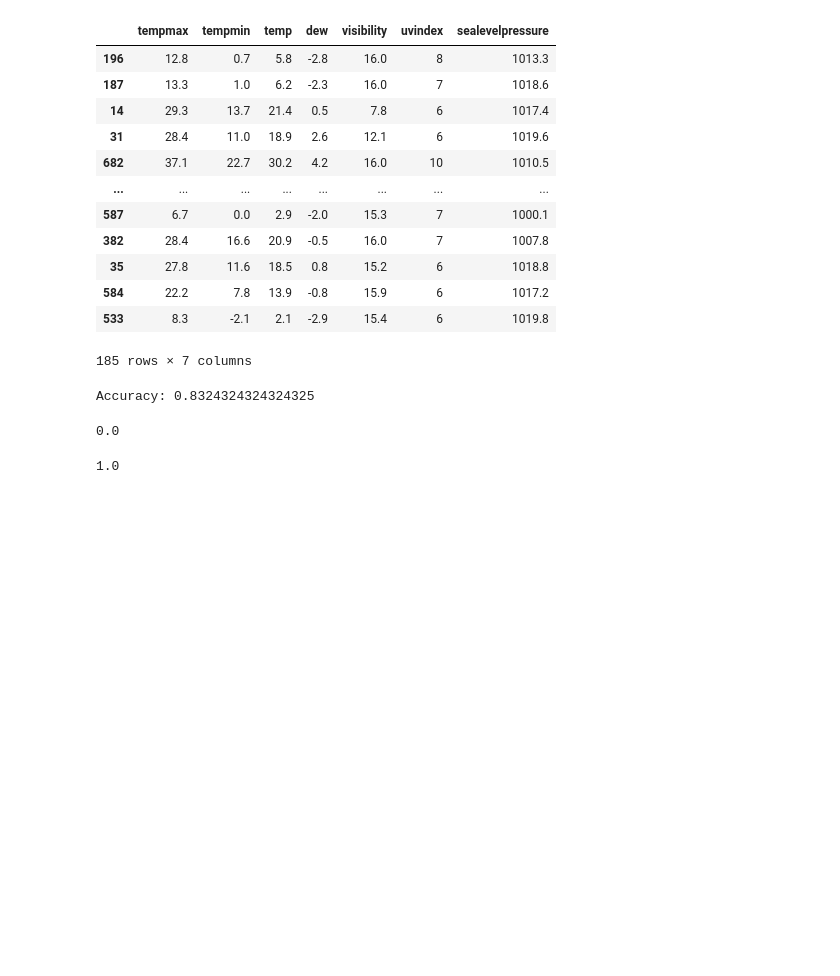
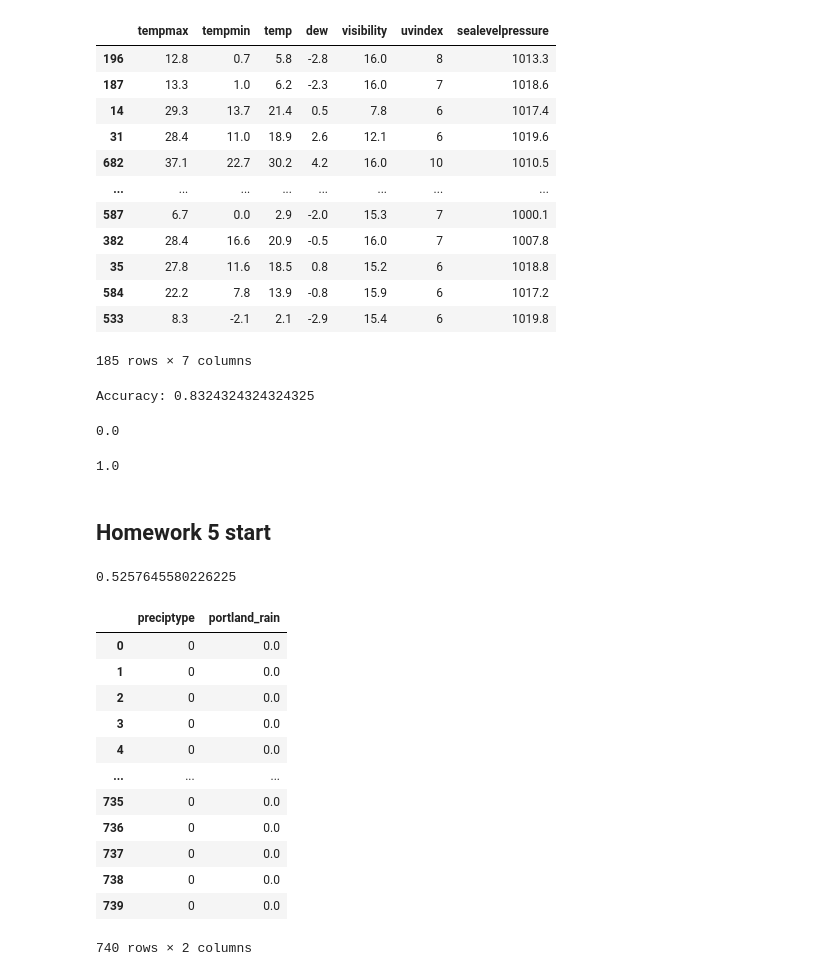
Before and after one commit to lcurtis541/CS334-AML, a Jupyter notebook: HW4/BoiseRainLogisticRegression.ipynb, the cells around one changed output. Saved outputs shown, nothing was run; the diff lists cells and outputs as text; code cells hidden in the pictures; blank space fills up the shorter version.

```diff
--- a/HW4/BoiseRainLogisticRegression.ipynb
+++ b/HW4/BoiseRainLogisticRegression.ipynb
@@ -139,3 +125,11 @@ prediction = logreg.predict(new_day)
 prediction[0] # 1.0 for "yes, it will rain the next day", 0.0 for "no"
 # %% [output]
 1.0
+# %% [markdown]
+## Homework 5 start
+# %%
+# Testing ROCAUC
+from sklearn.metrics import roc_auc_score
+roc_auc_score(y_test,y_pred)
+# %% [output]
+0.5257645580226225
@@ -141,0 +141,29 @@ prediction[0] # 1.0 for "yes, it will rain the next day", 0.0 for "no"
+# %%
+col_names = ['preciptype']
+
+data2 = data.copy()
+
+data_portland = pd.read_csv("data-portland.csv", usecols=col_names)
+##replace unknown preciptype with 0's: not neccisary
+data_portland['preciptype'] = data_portland['preciptype'].replace(np.nan, 0)
+## Need to create label so I will make new column based if preciptype is rain or empty
+data_portland["portland_rain"] = data_portland['preciptype'].map(lambda x: 1 if "rain"==x else 0)
+## There is 741 rows, because we shifted the data before, we wont shift this one because we want it to
+## be a feature and not a label, so we still have to drop the last row like before.
+data_portland['portland_rain'] = data_portland['portland_rain'].shift(-1)
+data_portland.drop([740], axis=0, inplace=True)
+data_portland
+# %% [output]
+|  | preciptype | portland_rain |
+| 0 | 0 | 0.0 |
+| 1 | 0 | 0.0 |
+| 2 | 0 | 0.0 |
+| 3 | 0 | 0.0 |
+| 4 | 0 | 0.0 |
+| ... | ... | ... |
+| 735 | 0 | 0.0 |
+| 736 | 0 | 0.0 |
+| 737 | 0 | 0.0 |
+| 738 | 0 | 0.0 |
+| 739 | 0 | 0.0 |
+740 rows × 2 columns
```
Also changed, not shown: parts of 9 cells of this notebook, 1 other file.
